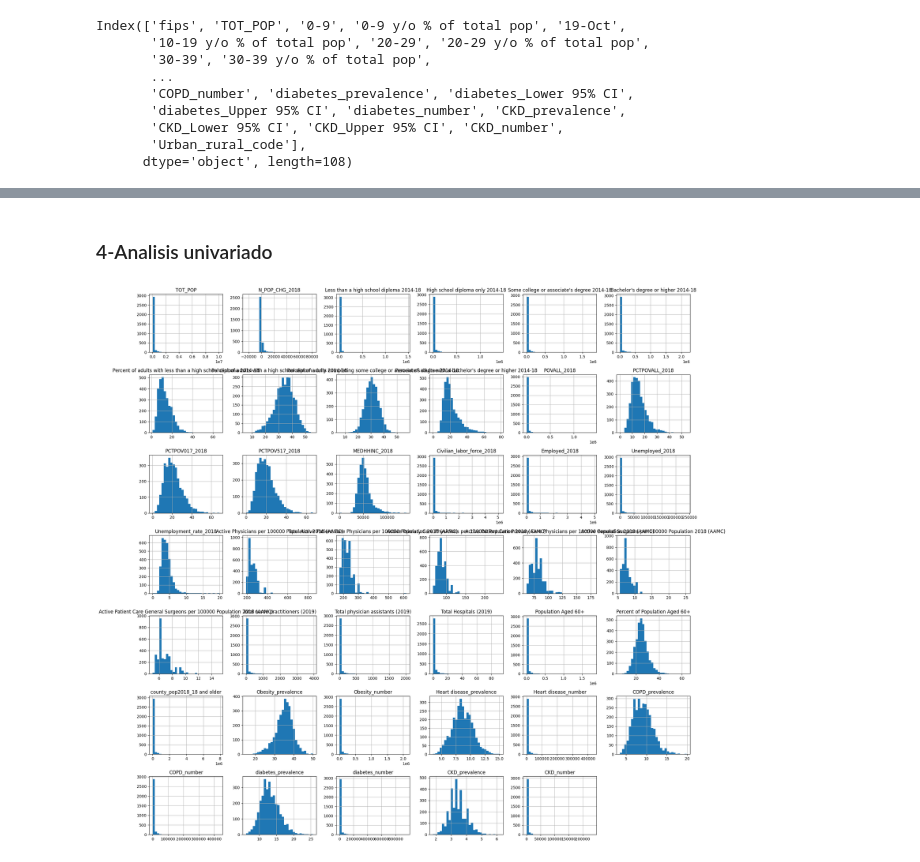
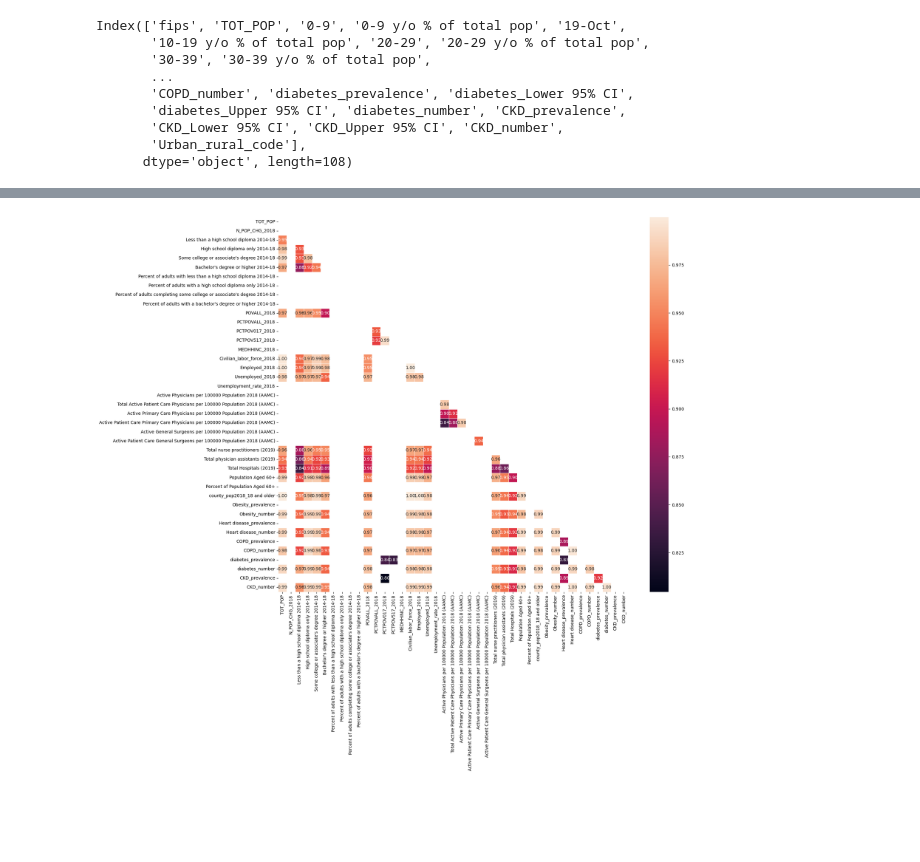
Before and after one commit to 4GeeksAcademy/Elreno23-machine-learning-python-template, a Jupyter notebook: src/03-linear-regression-reg-demographic-health-data.ipynb, the cells around one changed output, grey strips where cells are left out. Saved outputs shown, nothing was run; the diff lists cells and outputs as text; code cells hidden in the pictures; blank space fills up the shorter version.

```diff
--- a/src/03-linear-regression-reg-demographic-health-data.ipynb
+++ b/src/03-linear-regression-reg-demographic-health-data.ipynb
@@ -117,8 +126,11 @@ df[df_float].describe().T
-# %% [markdown]
-### 4-Analisis univariado
 # %%
-df.hist(figsize=(20,20),bins=30)
+corr = df.corr()
+mask = np.triu(np.ones_like(corr, dtype=bool))
+significant_corr = corr[abs(corr) > 0.8]
+significant_corr
+fig, axis = plt.subplots(figsize=(20, 18))
+sns.heatmap(significant_corr, mask=mask, annot=True, linewidths=0.5, fmt=".2f")
 plt.tight_layout()
 plt.show()
 # %% [output]
-[figure, old version]
+[figure, new version]
```
Also changed, not shown: parts of 11 cells of this notebook, 2 other files.
